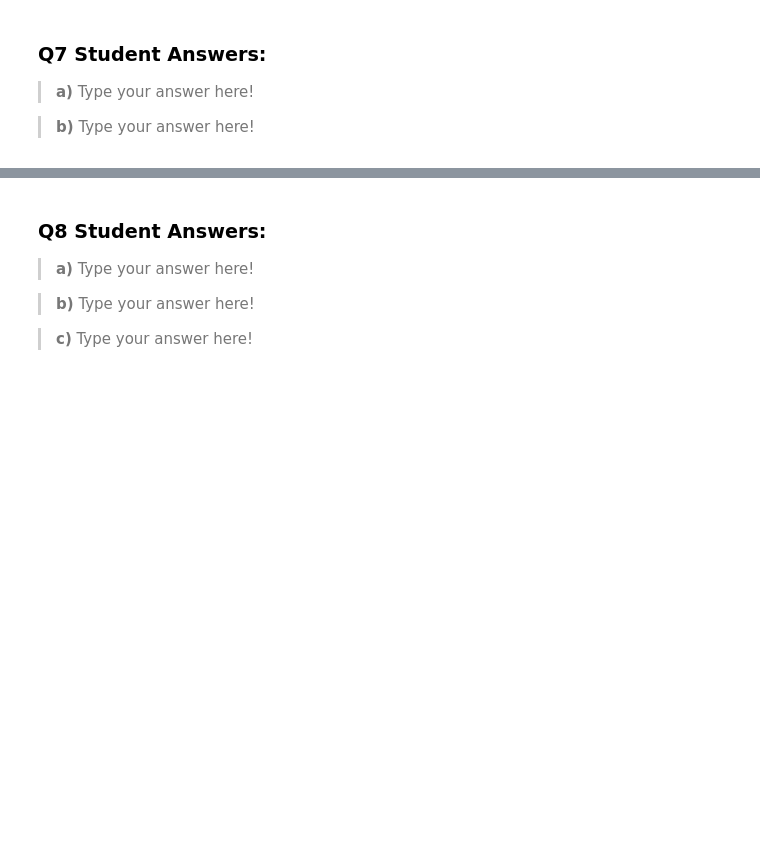
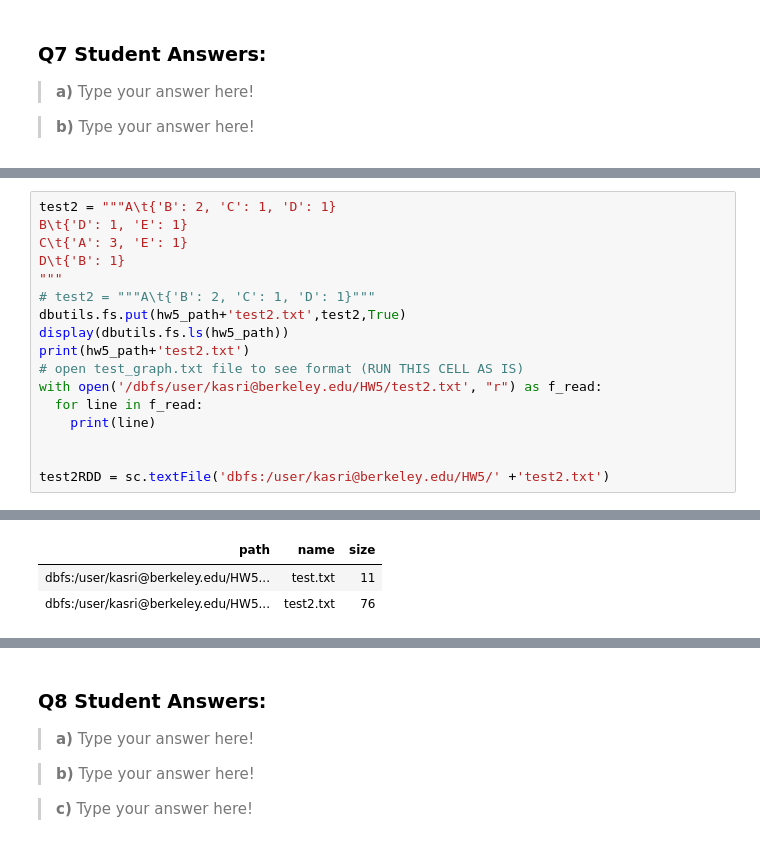
Before and after one commit to superli3/ucb-w261-sp2021-team25, a Jupyter notebook: Assignments/HW5/databricks/student/hw5_workbook_Karthik.ipynb, the cells around one changed output, grey strips where cells are left out. Drawn from its saved outputs; the diff is of its cells as text; blank space fills up the shorter version.

```diff
--- a/Assignments/HW5/databricks/student/hw5_workbook_Karthik.ipynb
+++ b/Assignments/HW5/databricks/student/hw5_workbook_Karthik.ipynb
@@ -643,3 +656,21 @@ print(f'First record: {wikiGraphRDD.take(1)}')
 print(f'... initialization continued: {time.time() - start} seconds')
 # %% [output]
 [interactive output not drawn]
+# %%
+test2 = """A\t{'B': 2, 'C': 1, 'D': 1}
+B\t{'D': 1, 'E': 1}
+C\t{'A': 3, 'E': 1}
+D\t{'B': 1}
+"""
+# test2 = """A\t{'B': 2, 'C': 1, 'D': 1}"""
+dbutils.fs.put(hw5_path+'test2.txt',test2,True)
+display(dbutils.fs.ls(hw5_path))
+print(hw5_path+'test2.txt')
+# open test_graph.txt file to see format (RUN THIS CELL AS IS)
+with open('/dbfs/user/kasri@berkeley.edu/HW5/test2.txt', "r") as f_read:
+  for line in f_read:
+    print(line)
+
+
+test2RDD = sc.textFile('dbfs:/user/kasri@berkeley.edu/HW5/' +'test2.txt')
+# %% [output]
@@ -645,0 +678,3 @@ print(f'... initialization continued: {time.time() - start} seconds')
+| path | name | size |
+| dbfs:/user/kasri@berkeley.edu/HW5... | test.txt | 11 |
+| dbfs:/user/kasri@berkeley.edu/HW5... | test2.txt | 76 |
```
Also changed, not shown: parts of 13 cells of this notebook.
